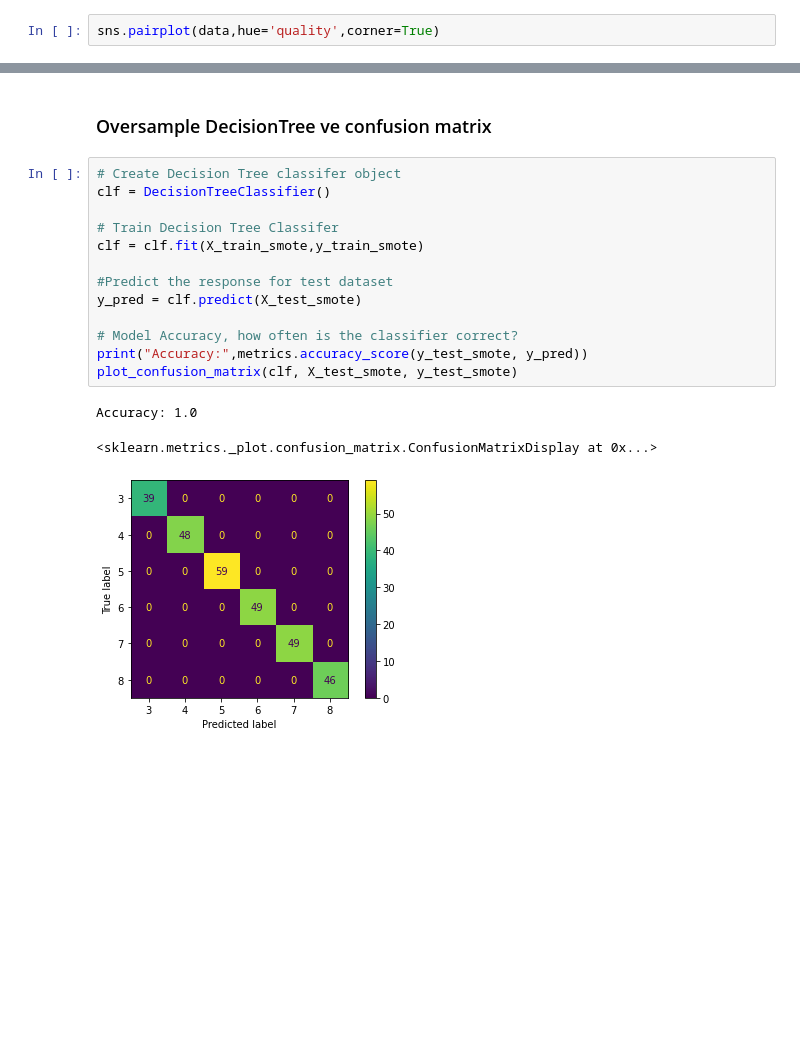
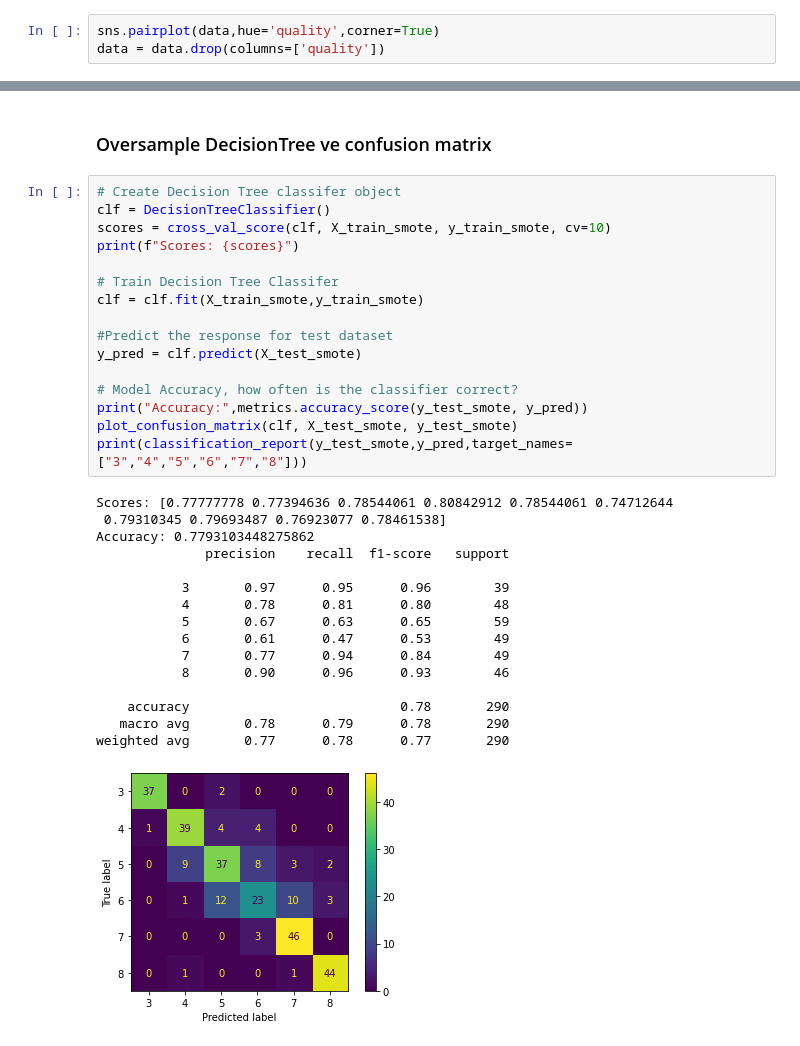
Before and after one commit to mertakcay/AI, a Jupyter notebook: HomeworkML.ipynb, the cells around one changed output, grey strips where cells are left out. Saved outputs shown, nothing was run; the diff lists cells and outputs as text; blank space fills up the shorter version.

```diff
--- a/HomeworkML.ipynb
+++ b/HomeworkML.ipynb
@@ -162,4 +156,5 @@ sns.boxplot(ax=axes[3, 1], data=data, x='quality', y='alcohol')
 ### Genel datanın dağılımı
 # %%
 sns.pairplot(data,hue='quality',corner=True)
+data = data.drop(columns=['quality'])
 # %% [output]
@@ -315,17 +343,33 @@ Accuracy: 100.00%
 # %%
 # Create Decision Tree classifer object
 clf = DecisionTreeClassifier()
+scores = cross_val_score(clf, X_train_smote, y_train_smote, cv=10)
+print(f"Scores: {scores}")
 
 # Train Decision Tree Classifer
 clf = clf.fit(X_train_smote,y_train_smote)
 
 #Predict the response for test dataset
 y_pred = clf.predict(X_test_smote)
 
 # Model Accuracy, how often is the classifier correct?
 print("Accuracy:",metrics.accuracy_score(y_test_smote, y_pred))
 plot_confusion_matrix(clf, X_test_smote, y_test_smote)
+print(classification_report(y_test_smote,y_pred,target_names=["3","4","5","6","7","8"]))
 # %% [output]
-Accuracy: 1.0
+Scores: [0.77777778 0.77394636 0.78544061 0.80842912 0.78544061 0.74712644
+ 0.79310345 0.79693487 0.76923077 0.78461538]
+Accuracy: 0.7793103448275862
+              precision    recall  f1-score   support
+
+           3       0.97      0.95      0.96        39
+           4       0.78      0.81      0.80        48
+           5       0.67      0.63      0.65        59
+           6       0.61      0.47      0.53        49
+           7       0.77      0.94      0.84        49
+           8       0.90      0.96      0.93        46
+
+    accuracy                           0.78       290
+   macro avg       0.78      0.79      0.78       290
+weighted avg       0.77      0.78      0.77       290
-<sklearn.metrics._plot.confusion_matrix.ConfusionMatrixDisplay at 0x...>
-[figure, old version]
+[figure, new version]
```
Also changed, not shown: parts of 13 cells of this notebook, 7 other files.
